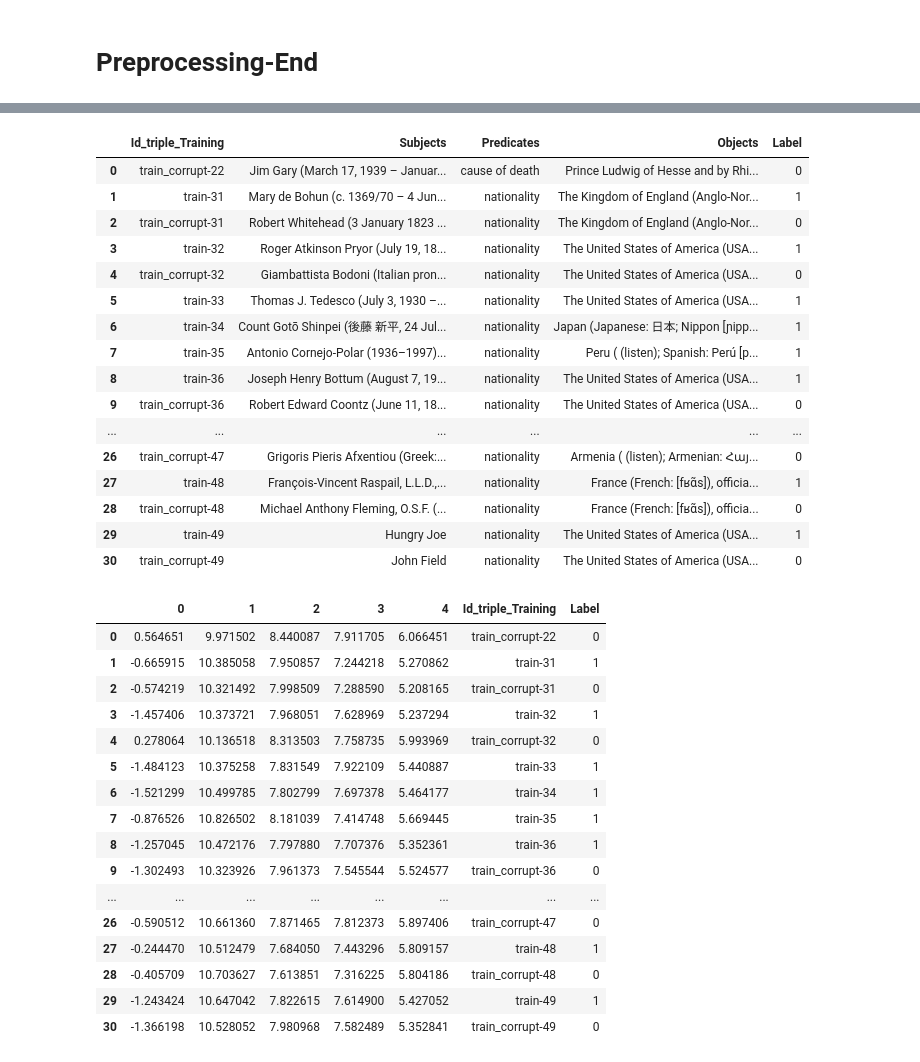
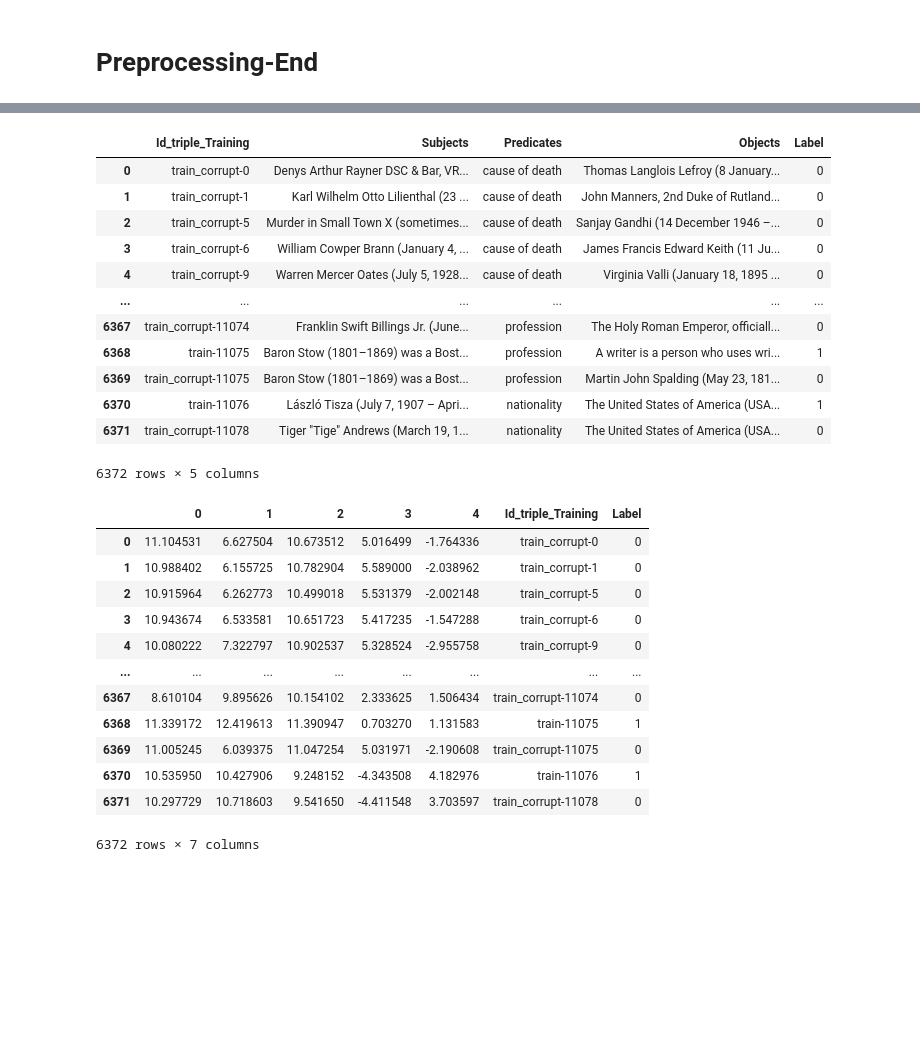
Before and after one commit to yalopez84/Interpretable_method, a Jupyter notebook: Interpretable_Triple_Prediction_Method.ipynb, the cells around one changed output, grey strips where cells are left out. Saved outputs shown, nothing was run; the diff lists cells and outputs as text; code cells hidden in the pictures; blank space fills up the shorter version.

```diff
--- a/Interpretable_Triple_Prediction_Method.ipynb
+++ b/Interpretable_Triple_Prediction_Method.ipynb
@@ -99,11 +99,7 @@ class DataProcessor(object):
         with open(input_file, "r", encoding="utf-8") as f:
             reader = csv.reader(f, delimiter="\t", quotechar=quotechar)
             lines = []
-            contador=0
             for line in reader:
-                if contador>=100:
-                    break
-                contador=contador+1
                 lines.append(line)
             return lines
 
@@ -461,11 +450,12 @@ Enter the test triple id to be explained:test-99
 # %%
 #Turn training triples + target test triple into sequences
-_examples_train_truncates= convert_examples_to_examplesTruncados(_examples_train[:100], 512,label_list)
+_examples_train_truncates= convert_examples_to_examplesTruncados(_examples_train, 512,label_list)
 X_train=[]
+X_train2=[]
 for sample in _examples_train_truncates:
     X_train.append(" ".join(sample.text))
 
 target_triple_test=list(e for e in _examples_test if e.guid  == id_input_triple)
 target_triple_sequence_truncate=convert_examples_to_examplesTruncados(target_triple_test, 512,label_list)
-X_train.append(" ".join(target_triple_sequence_truncate[0].text))
+X_train2.append(" ".join(target_triple_sequence_truncate[0].text))
 # %% [output]
@@ -485,0 +468,10 @@ torch.save(embeddings_large,embeddings_large_file)
+# %%
+model = SentenceTransformer(modelName)
+if os.path.exists(embeddings_large_file):
+    embeddings_large=torch.load(embeddings_large_file)
+else:
+    embeddings_large = model.encode(X_train, show_progress_bar=True)
+    torch.save(embeddings_large,embeddings_large_file)
+
+embeddings_large_target_triple=model.encode(X_train2, show_progress_bar=True)
+embeddings_large=np.append(embeddings_large,embeddings_large_target_triple, axis=0)
@@ -530,7 +523,7 @@ cluster_target=cluster.labels_[len(cluster.labels_)-1]
 position_triples_targets=[pos for pos,value in enumerate(cluster.labels_) if value==cluster_target]
 # %%
 #Target triple set
-target_triples_set = [example for pos, example in enumerate(_examples_train[:100]) if pos in position_triples_targets]
+target_triples_set = [example for pos, example in enumerate(_examples_train) if pos in position_triples_targets]
 ids_list3=[]
 subjets_list3=[]
 predicates_list3=[]
@@ -552,56 +545,45 @@ frame3_target_triple_train=pd.DataFrame({'Id_triple_Training':data3_ids, 'Subjec
 frame3_target_triple_train
 # %% [output]
 |  | Id_triple_Training | Subjects | Predicates | Objects | Label |
-| 0 | train_corrupt-22 | Jim Gary (March 17, 1939 – Januar... | cause of death | Prince Ludwig of Hesse and by Rhi... | 0 |
-| 1 | train-31 | Mary de Bohun (c. 1369/70 – 4 Jun... | nationality | The Kingdom of England (Anglo-Nor... | 1 |
-| 2 | train_corrupt-31 | Robert Whitehead (3 January 1823 ... | nationality | The Kingdom of England (Anglo-Nor... | 0 |
-| 3 | train-32 | Roger Atkinson Pryor (July 19, 18... | nationality | The United States of America (USA... | 1 |
-| 4 | train_corrupt-32 | Giambattista Bodoni (Italian pron... | nationality | The United States of America (USA... | 0 |
-| 5 | train-33 | Thomas J. Tedesco (July 3, 1930 –... | nationality | The United States of America (USA... | 1 |
-| 6 | train-34 | Count Gotō Shinpei (後藤 新平, 24 Jul... | nationality | Japan (Japanese: 日本; Nippon [ɲipp... | 1 |
-| 7 | train-35 | Antonio Cornejo-Polar (1936–1997)... | nationality | Peru ( (listen); Spanish: Perú [p... | 1 |
-| 8 | train-36 | Joseph Henry Bottum (August 7, 19... | nationality | The United States of America (USA... | 1 |
-| 9 | train_corrupt-36 | Robert Edward Coontz (June 11, 18... | nationality | The United States of America (USA... | 0 |
+| 0 | train_corrupt-0 | Denys Arthur Rayner DSC & Bar, VR... | cause of death | Thomas Langlois Lefroy (8 January... | 0 |
+| 1 | train_corrupt-1 | Karl Wilhelm Otto Lilienthal (23 ... | cause of death | John Manners, 2nd Duke of Rutland... | 0 |
+| 2 | train_corrupt-5 | Murder in Small Town X (sometimes... | cause of death | Sanjay Gandhi (14 December 1946 –... | 0 |
+| 3 | train_corrupt-6 | William Cowper Brann (January 4, ... | cause of death | James Francis Edward Keith (11 Ju... | 0 |
+| 4 | train_corrupt-9 | Warren Mercer Oates (July 5, 1928... | cause of death | Virginia Valli (January 18, 1895 ... | 0 |
 | ... | ... | ... | ... | ... | ... |
-| 26 | train_corrupt-47 | Grigoris Pieris Afxentiou (Greek:... | nationality | Armenia ( (listen); Armenian: Հայ... | 0 |
-| 27 | train-48 | François-Vincent Raspail, L.L.D.,... | nationality | France (French: [fʁɑ̃s]), officia... | 1 |
-| 28 | train_corrupt-48 | Michael Anthony Fleming, O.S.F. (... | nationality | France (French: [fʁɑ̃s]), officia... | 0 |
-| 29 | train-49 | Hungry Joe | nationality | The United States of America (USA... | 1 |
-| 30 | train_corrupt-49 | John Field | nationality | The United States of America (USA... | 0 |
+| 6367 | train_corrupt-11074 | Franklin Swift Billings Jr. (June... | profession | The Holy Roman Emperor, officiall... | 0 |
+| 6368 | train-11075 | Baron Stow (1801–1869) was a Bost... | profession | A writer is a person who uses wri... | 1 |
+| 6369 | train_corrupt-11075 | Baron Stow (1801–1869) was a Bost... | profession | Martin John Spalding (May 23, 181... | 0 |
+| 6370 | train-11076 | László Tisza (July 7, 1907 – Apri... | nationality | The United States of America (USA... | 1 |
+| 6371 | train_corrupt-11078 | Tiger "Tige" Andrews (March 19, 1... | nationality | The United States of America (USA... | 0 |
+6372 rows × 5 columns
 # %%
 #Target triple set embeddings
 umap_embeddings_target_triple_set= [vector for pos, vector in enumerate(umap_embeddings[:-1]) if pos in position_triples_targets]
-#umap_embeddings_target_triple_set_np=np.array(umap_embeddings_target_triple_set)
 umap_embeddings_target_triple_set_df=pd.DataFrame(umap_embeddings_target_triple_set)
 
-ids_triple_target_set= [sample.guid for pos, sample in enumerate(_examples_train[:100]) if pos in position_triples_targets]
-labels_triple_target_set= [sample.label for pos, sample in enumerate(_examples_train[:100]) if pos in position_triples_targets]
+ids_triple_target_set= [sample.guid for pos, sample in enumerate(_examples_train) if pos in position_triples_targets]
+labels_triple_target_set= [sample.label for pos, sample in enumerate(_examples_train) if pos in position_triples_targets]
 
 umap_embeddings_target_triple_set_df["Id_triple_Training"]=ids_triple_target_set
 umap_embeddings_target_triple_set_df["Label"]=labels_triple_target_set
 
-umap_embeddings_target_triple_set_df.head()
-
 umap_embeddings_target_triple_set_df.to_excel("Embeddings_Regresion.xlsx")
 umap_embeddings_target_triple_set_df
 # %% [output]
 |  | 0 | 1 | 2 | 3 | 4 | Id_triple_Training | Label |
-| 0 | 0.564651 | 9.971502 | 8.440087 | 7.911705 | 6.066451 | train_corrupt-22 | 0 |
-| 1 | -0.665915 | 10.385058 | 7.950857 | 7.244218 | 5.270862 | train-31 | 1 |
-| 2 | -0.574219 | 10.321492 | 7.998509 | 7.288590 | 5.208165 | train_corrupt-31 | 0 |
-| 3 | -1.457406 | 10.373721 | 7.968051 | 7.628969 | 5.237294 | train-32 | 1 |
-| 4 | 0.278064 | 10.136518 | 8.313503 | 7.758735 | 5.993969 | train_corrupt-32 | 0 |
-| 5 | -1.484123 | 10.375258 | 7.831549 | 7.922109 | 5.440887 | train-33 | 1 |
-| 6 | -1.521299 | 10.499785 | 7.802799 | 7.697378 | 5.464177 | train-34 | 1 |
-| 7 | -0.876526 | 10.826502 | 8.181039 | 7.414748 | 5.669445 | train-35 | 1 |
-| 8 | -1.257045 | 10.472176 | 7.797880 | 7.707376 | 5.352361 | train-36 | 1 |
-| 9 | -1.302493 | 10.323926 | 7.961373 | 7.545544 | 5.524577 | train_corrupt-36 | 0 |
+| 0 | 11.104531 | 6.627504 | 10.673512 | 5.016499 | -1.764336 | train_corrupt-0 | 0 |
+| 1 | 10.988402 | 6.155725 | 10.782904 | 5.589000 | -2.038962 | train_corrupt-1 | 0 |
+| 2 | 10.915964 | 6.262773 | 10.499018 | 5.531379 | -2.002148 | train_corrupt-5 | 0 |
+| 3 | 10.943674 | 6.533581 | 10.651723 | 5.417235 | -1.547288 | train_corrupt-6 | 0 |
+| 4 | 10.080222 | 7.322797 | 10.902537 | 5.328524 | -2.955758 | train_corrupt-9 | 0 |
 | ... | ... | ... | ... | ... | ... | ... | ... |
-| 26 | -0.590512 | 10.661360 | 7.871465 | 7.812373 | 5.897406 | train_corrupt-47 | 0 |
-| 27 | -0.244470 | 10.512479 | 7.684050 | 7.443296 | 5.809157 | train-48 | 1 |
-| 28 | -0.405709 | 10.703627 | 7.613851 | 7.316225 | 5.804186 | train_corrupt-48 | 0 |
-| 29 | -1.243424 | 10.647042 | 7.822615 | 7.614900 | 5.427052 | train-49 | 1 |
-| 30 | -1.366198 | 10.528052 | 7.980968 | 7.582489 | 5.352841 | train_corrupt-49 | 0 |
+| 6367 | 8.610104 | 9.895626 | 10.154102 | 2.333625 | 1.506434 | train_corrupt-11074 | 0 |
+| 6368 | 11.339172 | 12.419613 | 11.390947 | 0.703270 | 1.131583 | train-11075 | 1 |
+| 6369 | 11.005245 | 6.039375 | 11.047254 | 5.031971 | -2.190608 | train_corrupt-11075 | 0 |
+| 6370 | 10.535950 | 10.427906 | 9.248152 | -4.343508 | 4.182976 | train-11076 | 1 |
+| 6371 | 10.297729 | 10.718603 | 9.541650 | -4.411548 | 3.703597 | train_corrupt-11078 | 0 |
+6372 rows × 7 columns
 # %%
 #Logistic Regression Prediction
 from sklearn.linear_model import LogisticRegression
```
Also changed, not shown: parts of 16 cells of this notebook.
